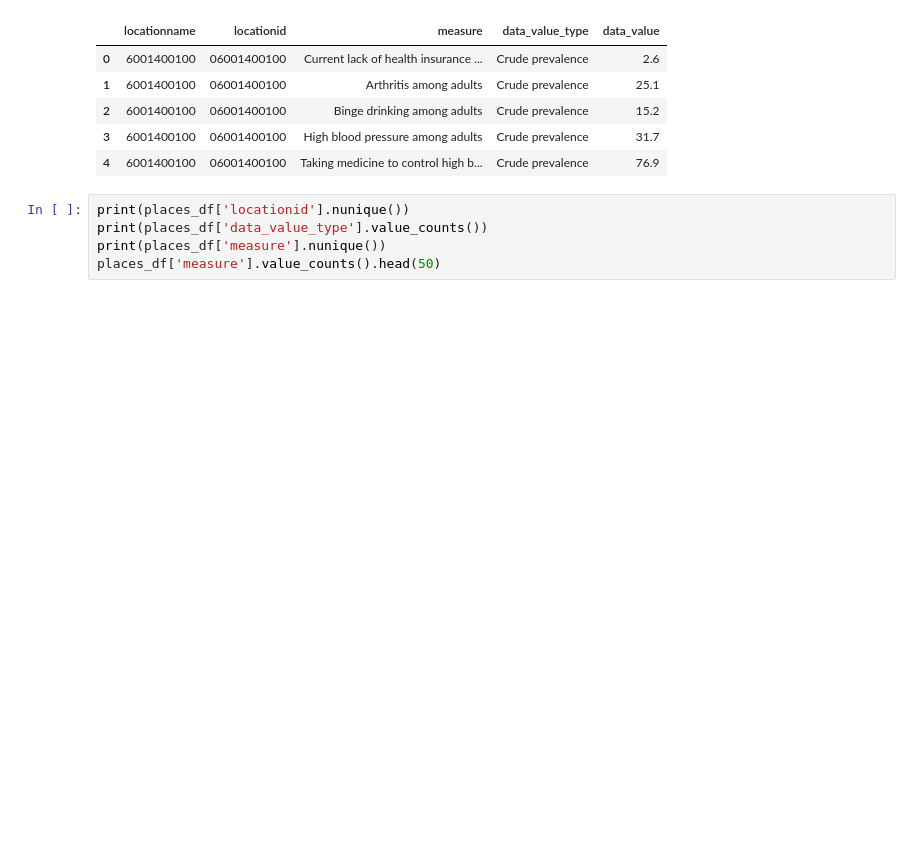
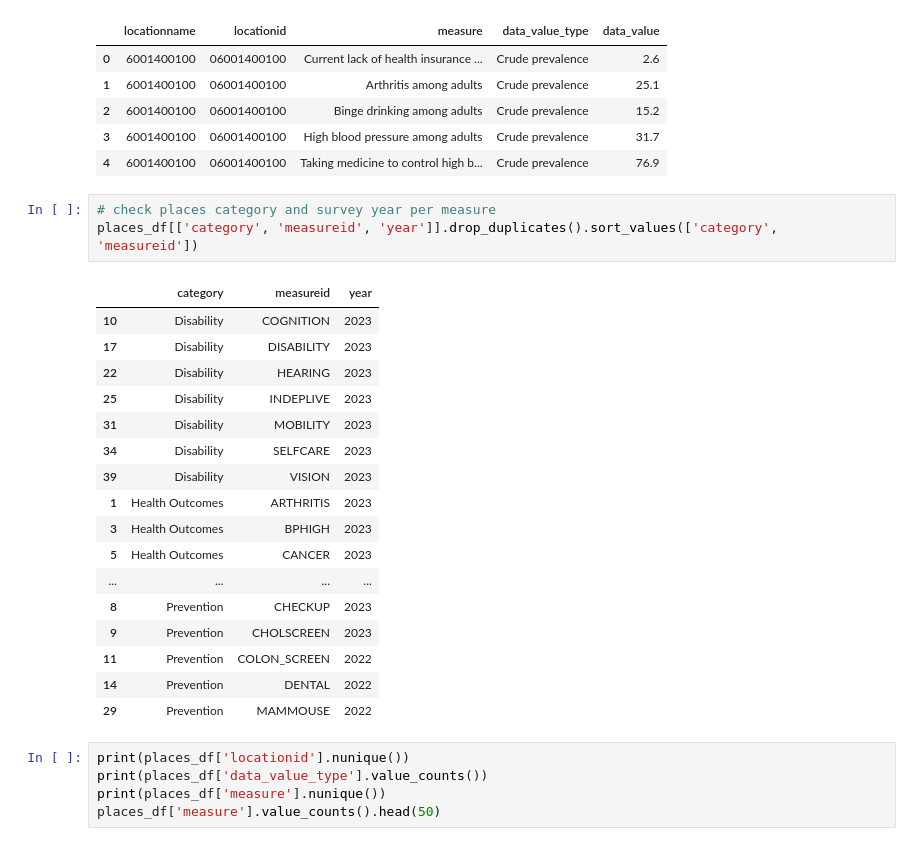
Before and after one commit to Djaser23/SDOH_Predictive_Hotspotting_CA, a Jupyter notebook: notebooks/02_cleaning.ipynb, the cells around one changed output. Drawn from its saved outputs; the diff is of its cells as text; blank space fills up the shorter version.

Commit message:
Add PLACES measures to data dictionary; add category and survey-year check to 02_cleaning

```diff
--- a/notebooks/02_cleaning.ipynb
+++ b/notebooks/02_cleaning.ipynb
@@ -276,6 +276,27 @@ Name: count, dtype: int64
 | 2 | 6001400100 | 06001400100 | Binge drinking among adults | Crude prevalence | 15.2 |
 | 3 | 6001400100 | 06001400100 | High blood pressure among adults | Crude prevalence | 31.7 |
 | 4 | 6001400100 | 06001400100 | Taking medicine to control high b... | Crude prevalence | 76.9 |
+# %%
+# check places category and survey year per measure
+places_df[['category', 'measureid', 'year']].drop_duplicates().sort_values(['category', 'measureid'])
+# %% [output]
+|  | category | measureid | year |
+| 10 | Disability | COGNITION | 2023 |
+| 17 | Disability | DISABILITY | 2023 |
+| 22 | Disability | HEARING | 2023 |
+| 25 | Disability | INDEPLIVE | 2023 |
+| 31 | Disability | MOBILITY | 2023 |
+| 34 | Disability | SELFCARE | 2023 |
+| 39 | Disability | VISION | 2023 |
+| 1 | Health Outcomes | ARTHRITIS | 2023 |
+| 3 | Health Outcomes | BPHIGH | 2023 |
+| 5 | Health Outcomes | CANCER | 2023 |
+| ... | ... | ... | ... |
+| 8 | Prevention | CHECKUP | 2023 |
+| 9 | Prevention | CHOLSCREEN | 2023 |
+| 11 | Prevention | COLON_SCREEN | 2022 |
+| 14 | Prevention | DENTAL | 2022 |
+| 29 | Prevention | MAMMOUSE | 2022 |
 # %%
 print(places_df['locationid'].nunique())
 print(places_df['data_value_type'].value_counts())
```
Also changed, not shown: 1 other file.
